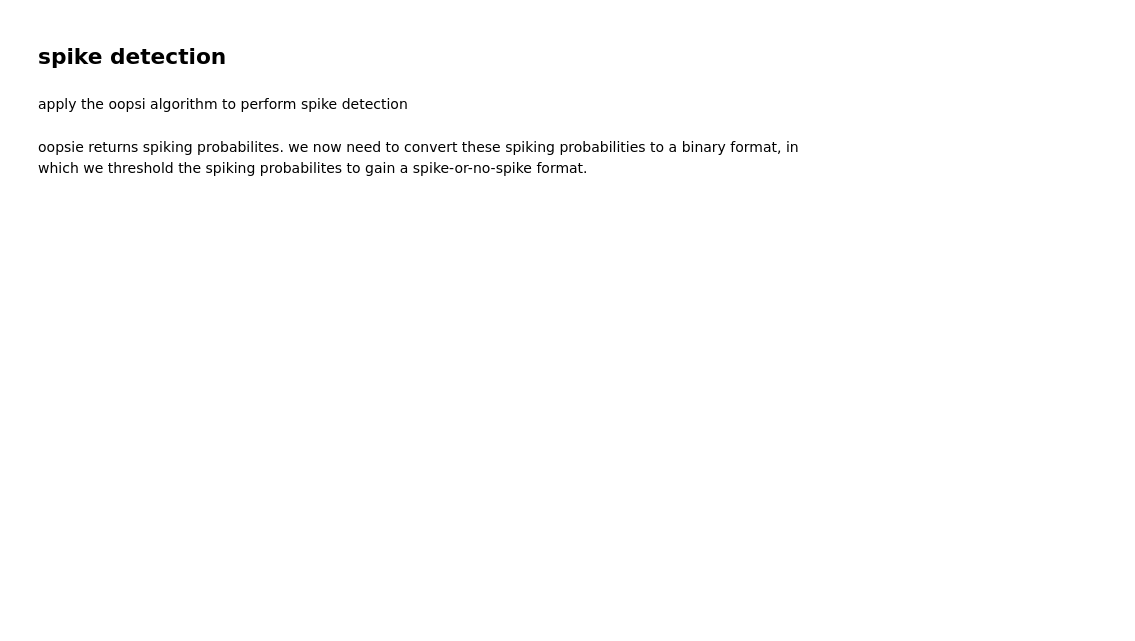
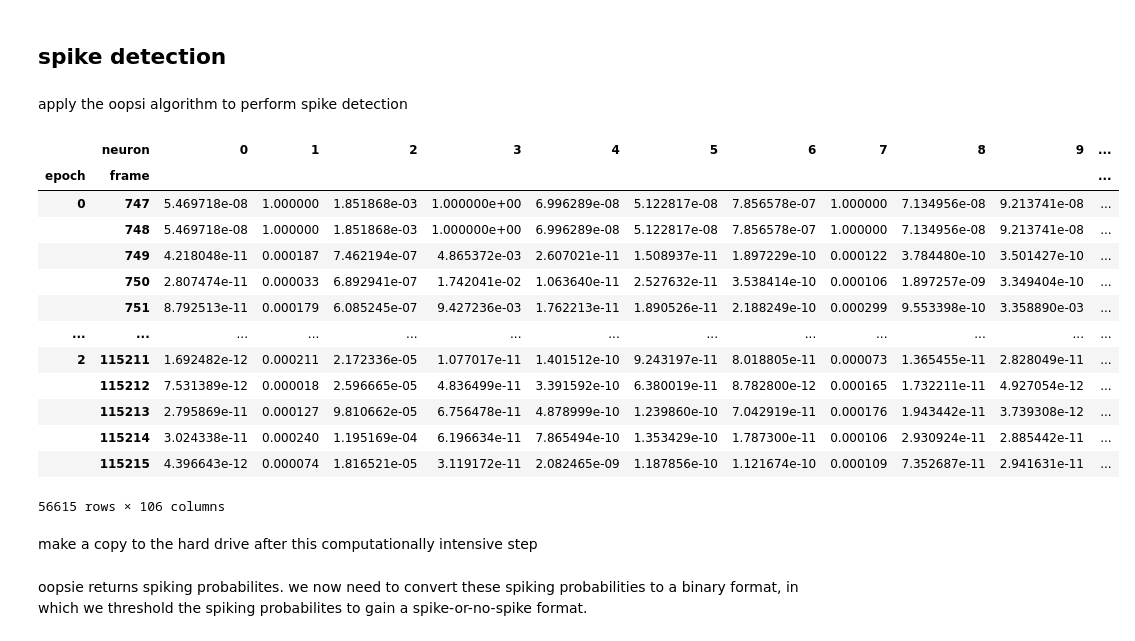
Before and after one commit to toniklenk/NeuralDataScience, a Jupyter notebook: Abschlussprojekt/practical01.ipynb, the cells around one changed output. Drawn from its saved outputs; the diff is of its cells as text; code cells hidden in the pictures; blank space fills up the shorter version.

```diff
--- a/Abschlussprojekt/practical01.ipynb
+++ b/Abschlussprojekt/practical01.ipynb
@@ -350,7 +355,29 @@ def apply_oopsi(group):
     # group["Cz"] = Cz
     # group = group.droplevel("epoch")
     # return group
-    return d
+    return pd.Series(d, index=group.index.get_level_values("frame"))
 # %%
-df = df.stack("neuron").groupby(["neuron", "epoch"]).apply(apply_oopsi)
+df_spikeprob = (
+    df_preprocessed.stack("neuron").groupby(["neuron", "epoch"]).apply(apply_oopsi)
+)
+# %%
+df_spikeprob = df_spikeprob.unstack("neuron")
+df_spikeprob
+# %% [output]
+|  | neuron | 0 | 1 | 2 | 3 | 4 | 5 | 6 | 7 | 8 | 9 | ... |
+| epoch | frame |  |  |  |  |  |  |  |  |  |  | ... |
+| 0 | 747 | 5.469718e-08 | 1.000000 | 1.851868e-03 | 1.000000e+00 | 6.996289e-08 | 5.122817e-08 | 7.856578e-07 | 1.000000 | 7.134956e-08 | 9.213741e-08 | ... |
+|  | 748 | 5.469718e-08 | 1.000000 | 1.851868e-03 | 1.000000e+00 | 6.996289e-08 | 5.122817e-08 | 7.856578e-07 | 1.000000 | 7.134956e-08 | 9.213741e-08 | ... |
+|  | 749 | 4.218048e-11 | 0.000187 | 7.462194e-07 | 4.865372e-03 | 2.607021e-11 | 1.508937e-11 | 1.897229e-10 | 0.000122 | 3.784480e-10 | 3.501427e-10 | ... |
+|  | 750 | 2.807474e-11 | 0.000033 | 6.892941e-07 | 1.742041e-02 | 1.063640e-11 | 2.527632e-11 | 3.538414e-10 | 0.000106 | 1.897257e-09 | 3.349404e-10 | ... |
+|  | 751 | 8.792513e-11 | 0.000179 | 6.085245e-07 | 9.427236e-03 | 1.762213e-11 | 1.890526e-11 | 2.188249e-10 | 0.000299 | 9.553398e-10 | 3.358890e-03 | ... |
+| ... | ... | ... | ... | ... | ... | ... | ... | ... | ... | ... | ... | ... |
+| 2 | 115211 | 1.692482e-12 | 0.000211 | 2.172336e-05 | 1.077017e-11 | 1.401512e-10 | 9.243197e-11 | 8.018805e-11 | 0.000073 | 1.365455e-11 | 2.828049e-11 | ... |
+|  | 115212 | 7.531389e-12 | 0.000018 | 2.596665e-05 | 4.836499e-11 | 3.391592e-10 | 6.380019e-11 | 8.782800e-12 | 0.000165 | 1.732211e-11 | 4.927054e-12 | ... |
+|  | 115213 | 2.795869e-11 | 0.000127 | 9.810662e-05 | 6.756478e-11 | 4.878999e-10 | 1.239860e-10 | 7.042919e-11 | 0.000176 | 1.943442e-11 | 3.739308e-12 | ... |
+|  | 115214 | 3.024338e-11 | 0.000240 | 1.195169e-04 | 6.196634e-11 | 7.865494e-10 | 1.353429e-10 | 1.787300e-11 | 0.000106 | 2.930924e-11 | 2.885442e-11 | ... |
+|  | 115215 | 4.396643e-12 | 0.000074 | 1.816521e-05 | 3.119172e-11 | 2.082465e-09 | 1.187856e-10 | 1.121674e-10 | 0.000109 | 7.352687e-11 | 2.941631e-11 | ... |
+56615 rows × 106 columns
+# %% [markdown]
+make a copy to the hard drive after this computationally intensive step
 # %%
```
Also changed, not shown: parts of 14 cells of this notebook.
